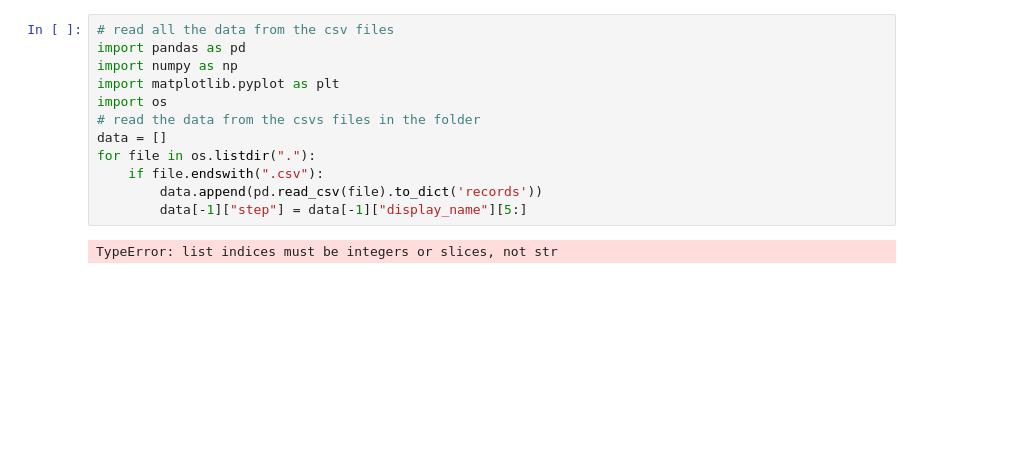
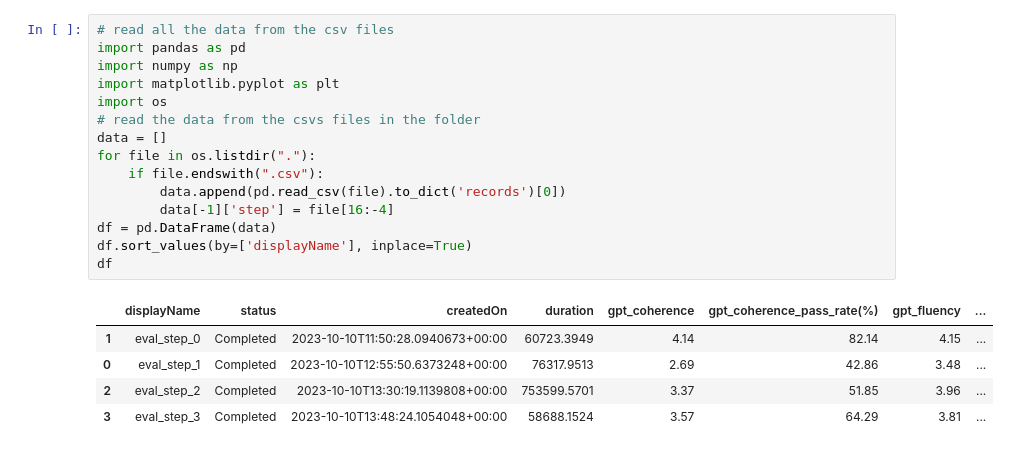
Before and after one commit to bstollnitz/rag-promptflow, a Jupyter notebook: data/eval/stats.ipynb, the cells around one changed output. Saved outputs shown, nothing was run; the diff lists cells and outputs as text; blank space fills up the shorter version.

```diff
--- a/data/eval/stats.ipynb
+++ b/data/eval/stats.ipynb
@@ -1,14 +1,21 @@
 # %%
 # read all the data from the csv files
 import pandas as pd
 import numpy as np
 import matplotlib.pyplot as plt
 import os
 # read the data from the csvs files in the folder
 data = []
 for file in os.listdir("."):
     if file.endswith(".csv"):
-        data.append(pd.read_csv(file).to_dict('records'))
-        data[-1]["step"] = data[-1]["display_name"][5:]
+        data.append(pd.read_csv(file).to_dict('records')[0])
+        data[-1]['step'] = file[16:-4]
+df = pd.DataFrame(data)
+df.sort_values(by=['displayName'], inplace=True)
+df
 # %% [output]
-TypeError: list indices must be integers or slices, not str
+|  | displayName | status | createdOn | duration | gpt_coherence | gpt_coherence_pass_rate(%) | gpt_fluency | ... |
+| 1 | eval_step_0 | Completed | 2023-10-10T11:50:28.0940673+00:00 | 60723.3949 | 4.14 | 82.14 | 4.15 | ... |
+| 0 | eval_step_1 | Completed | 2023-10-10T12:55:50.6373248+00:00 | 76317.9513 | 2.69 | 42.86 | 3.48 | ... |
+| 2 | eval_step_2 | Completed | 2023-10-10T13:30:19.1139808+00:00 | 753599.5701 | 3.37 | 51.85 | 3.96 | ... |
+| 3 | eval_step_3 | Completed | 2023-10-10T13:48:24.1054048+00:00 | 58688.1524 | 3.57 | 64.29 | 3.81 | ... |
```
Also changed, not shown: parts of 2 cells of this notebook, 1 other file.
